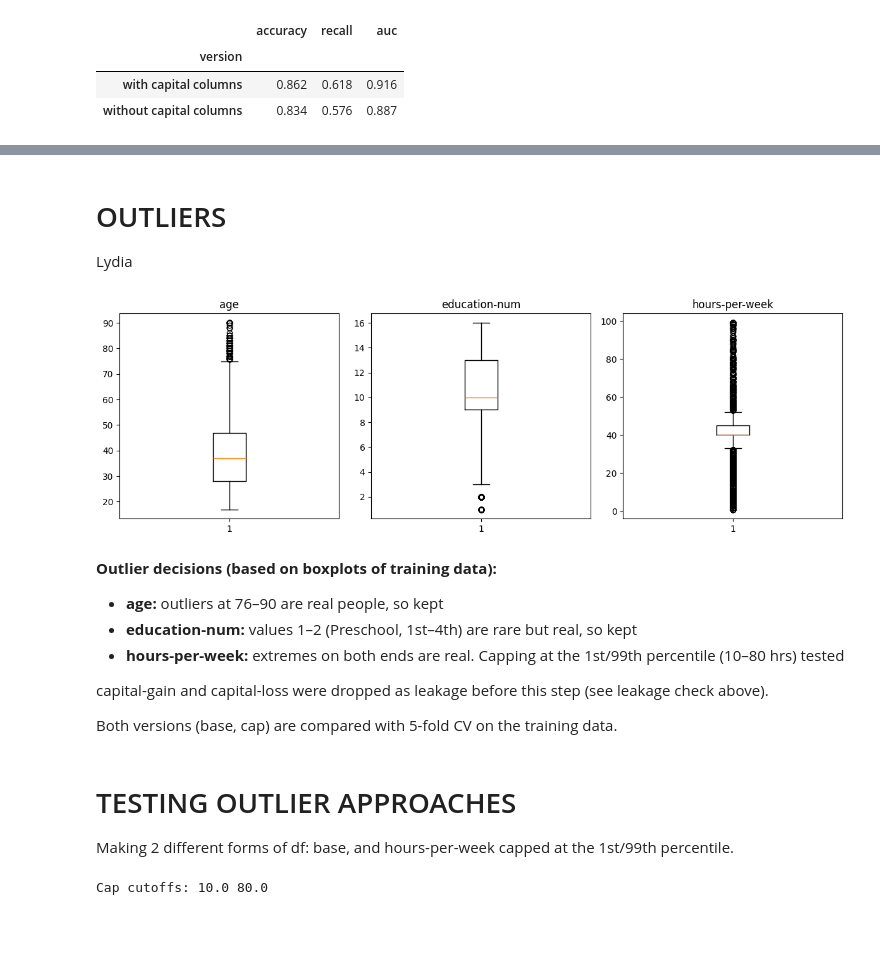
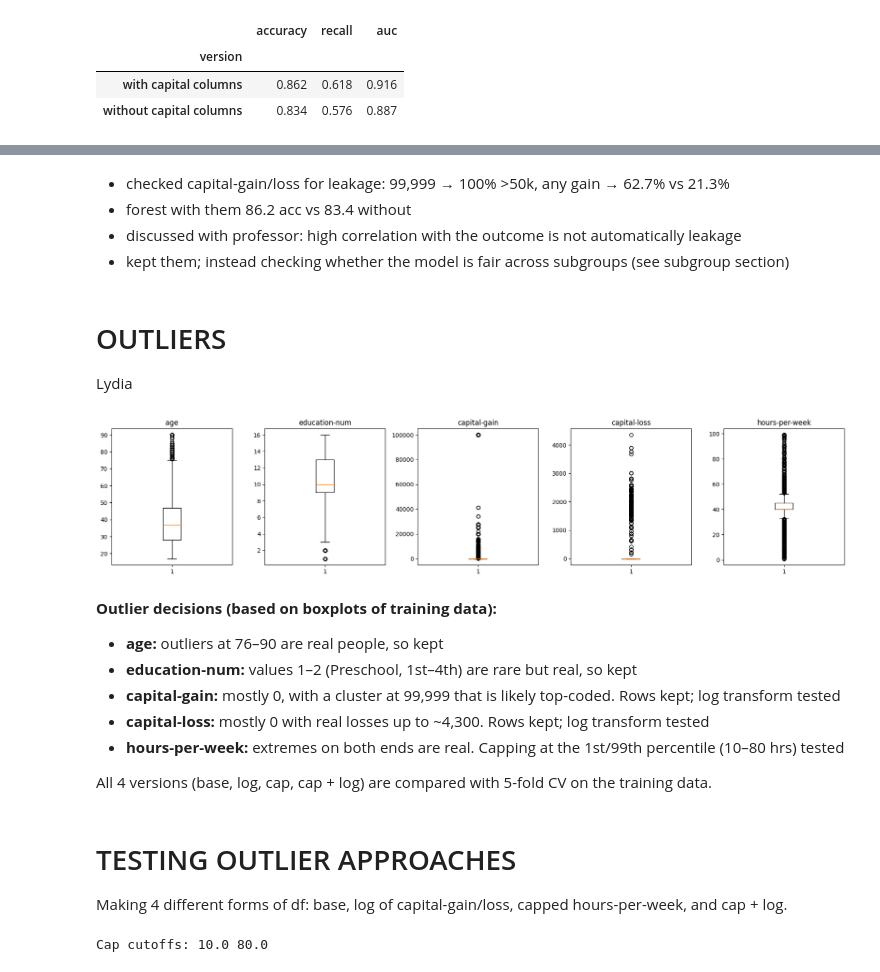
Before and after one commit to juliooo0/Team_A5, a Jupyter notebook: Predictive_Question.ipynb, the cells around one changed output, grey strips where cells are left out. Drawn from its saved outputs; the diff is of its cells as text; code cells hidden in the pictures; blank space fills up the shorter version.

```diff
--- a/Predictive_Question.ipynb
+++ b/Predictive_Question.ipynb
@@ -509,10 +512,0 @@ Share >50K, capital-gain = 99,999: 1.0
-# %%
-# dropping capital-gain and capital-loss as leakage; everything below runs without them
-cap_cols = ['capital-gain', 'capital-loss']
-X_train = X_train.drop(columns=cap_cols)
-X_test = X_test.drop(columns=cap_cols)
-
-# numeric columns left
-num_cols = ['age', 'education-num', 'hours-per-week']
-
-print(X_train.shape, X_test.shape)
@@ -532,26 +513,33 @@ DROPPING CAPITAL-GAIN AND CAPITAL-LOSS (LEAKAGE)
+# %% [markdown]
+- checked capital-gain/loss for leakage: 99,999 → 100% >50k, any gain → 62.7% vs 21.3%
+- forest with them 86.2 acc vs 83.4 without
+- discussed with professor: high correlation with the outcome is not automatically leakage
+- kept them; instead checking whether the model is fair across subgroups (see subgroup section)
 # %% [markdown]
 # OUTLIERS
 
 Lydia
 # %%
-fig, axes = plt.subplots(1, len(num_cols), figsize=(12, 4))
+num_cols = ['age', 'education-num', 'capital-gain', 'capital-loss', 'hours-per-week']
+
+fig, axes = plt.subplots(1, len(num_cols), figsize=(18, 4))
 for ax, col in zip(axes, num_cols):
     ax.boxplot(X_train[col])
     ax.set_title(col)
 plt.tight_layout()
 plt.show()
 # %% [output]
-[figure, old version]
+[figure, new version]
 # %% [markdown]
 **Outlier decisions (based on boxplots of training data):**
 - **age:** outliers at 76–90 are real people, so kept
 - **education-num:** values 1–2 (Preschool, 1st–4th) are rare but real, so kept
+- **capital-gain:** mostly 0, with a cluster at 99,999 that is likely top-coded. Rows kept; log transform tested
+- **capital-loss:** mostly 0 with real losses up to ~4,300. Rows kept; log transform tested
 - **hours-per-week:** extremes on both ends are real. Capping at the 1st/99th percentile (10–80 hrs) tested
 
-capital-gain and capital-loss were dropped as leakage before this step (see leakage check above).
-
-Both versions (base, cap) are compared with 5-fold CV on the training data.
+All 4 versions (base, log, cap, cap + log) are compared with 5-fold CV on the training data.
 # %% [markdown]
 # TESTING OUTLIER APPROACHES
-Making 2 different forms of df: base, and hours-per-week capped at the 1st/99th percentile.
+Making 4 different forms of df: base, log of capital-gain/loss, capped hours-per-week, and cap + log.
 # %%
```
Also changed, not shown: parts of 27 cells of this notebook.
